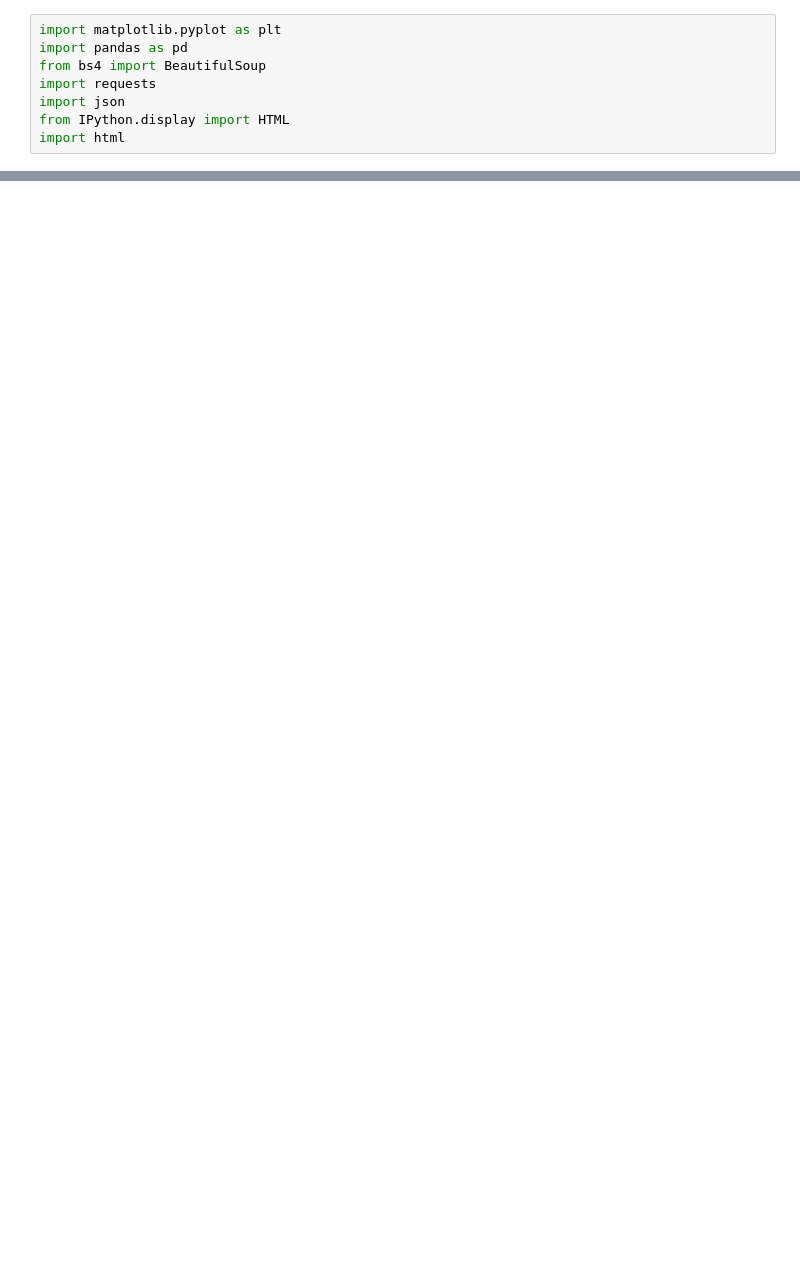
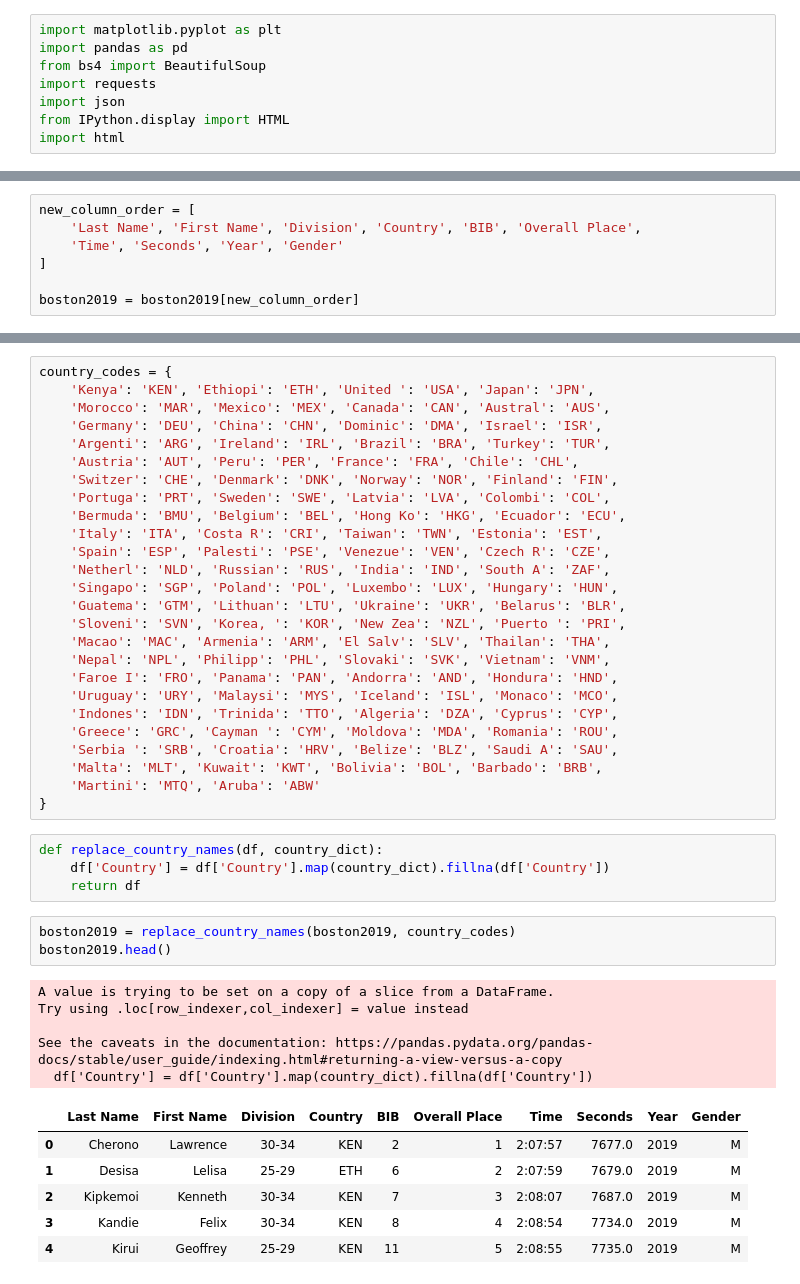
Before and after one commit to snwnkang/CS171_Final_vis_Marathon, a Jupyter notebook: Boston_marathon_scraper.ipynb, the cells around one changed output, grey strips where cells are left out. Saved outputs shown, nothing was run; the diff lists cells and outputs as text; blank space fills up the shorter version.

```diff
--- a/Boston_marathon_scraper.ipynb
+++ b/Boston_marathon_scraper.ipynb
@@ -8769,0 +169,7 @@ len(all_header)
+# %%
+new_column_order = [
+    'Last Name', 'First Name', 'Division', 'Country', 'BIB', 'Overall Place',
+    'Time', 'Seconds', 'Year', 'Gender'
+]
+
+boston2019 = boston2019[new_column_order]
@@ -8769,0 +196,45 @@ len(all_header)
+# %%
+country_codes = {
+    'Kenya': 'KEN', 'Ethiopi': 'ETH', 'United ': 'USA', 'Japan': 'JPN',
+    'Morocco': 'MAR', 'Mexico': 'MEX', 'Canada': 'CAN', 'Austral': 'AUS',
+    'Germany': 'DEU', 'China': 'CHN', 'Dominic': 'DMA', 'Israel': 'ISR',
+    'Argenti': 'ARG', 'Ireland': 'IRL', 'Brazil': 'BRA', 'Turkey': 'TUR',
+    'Austria': 'AUT', 'Peru': 'PER', 'France': 'FRA', 'Chile': 'CHL',
+    'Switzer': 'CHE', 'Denmark': 'DNK', 'Norway': 'NOR', 'Finland': 'FIN',
+    'Portuga': 'PRT', 'Sweden': 'SWE', 'Latvia': 'LVA', 'Colombi': 'COL',
+    'Bermuda': 'BMU', 'Belgium': 'BEL', 'Hong Ko': 'HKG', 'Ecuador': 'ECU',
+    'Italy': 'ITA', 'Costa R': 'CRI', 'Taiwan': 'TWN', 'Estonia': 'EST',
+    'Spain': 'ESP', 'Palesti': 'PSE', 'Venezue': 'VEN', 'Czech R': 'CZE',
+    'Netherl': 'NLD', 'Russian': 'RUS', 'India': 'IND', 'South A': 'ZAF',
+    'Singapo': 'SGP', 'Poland': 'POL', 'Luxembo': 'LUX', 'Hungary': 'HUN',
+    'Guatema': 'GTM', 'Lithuan': 'LTU', 'Ukraine': 'UKR', 'Belarus': 'BLR',
+    'Sloveni': 'SVN', 'Korea, ': 'KOR', 'New Zea': 'NZL', 'Puerto ': 'PRI',
+    'Macao': 'MAC', 'Armenia': 'ARM', 'El Salv': 'SLV', 'Thailan': 'THA',
+    'Nepal': 'NPL', 'Philipp': 'PHL', 'Slovaki': 'SVK', 'Vietnam': 'VNM',
+    'Faroe I': 'FRO', 'Panama': 'PAN', 'Andorra': 'AND', 'Hondura': 'HND',
+    'Uruguay': 'URY', 'Malaysi': 'MYS', 'Iceland': 'ISL', 'Monaco': 'MCO',
+    'Indones': 'IDN', 'Trinida': 'TTO', 'Algeria': 'DZA', 'Cyprus': 'CYP',
+    'Greece': 'GRC', 'Cayman ': 'CYM', 'Moldova': 'MDA', 'Romania': 'ROU',
+    'Serbia ': 'SRB', 'Croatia': 'HRV', 'Belize': 'BLZ', 'Saudi A': 'SAU',
+    'Malta': 'MLT', 'Kuwait': 'KWT', 'Bolivia': 'BOL', 'Barbado': 'BRB',
+    'Martini': 'MTQ', 'Aruba': 'ABW'
+}
+# %%
+def replace_country_names(df, country_dict):
+    df['Country'] = df['Country'].map(country_dict).fillna(df['Country'])
+    return df
+# %%
+boston2019 = replace_country_names(boston2019, country_codes)
+boston2019.head()
+# %% [output]
+A value is trying to be set on a copy of a slice from a DataFrame.
+Try using .loc[row_indexer,col_indexer] = value instead
+
+See the caveats in the documentation: https://pandas.pydata.org/pandas-docs/stable/user_guide/indexing.html#returning-a-view-versus-a-copy
+  df['Country'] = df['Country'].map(country_dict).fillna(df['Country'])
+|  | Last Name | First Name | Division | Country | BIB | Overall Place | Time | Seconds | Year | Gender |
+| 0 | Cherono | Lawrence | 30-34 | KEN | 2 | 1 | 2:07:57 | 7677.0 | 2019 | M |
+| 1 | Desisa | Lelisa | 25-29 | ETH | 6 | 2 | 2:07:59 | 7679.0 | 2019 | M |
+| 2 | Kipkemoi | Kenneth | 30-34 | KEN | 7 | 3 | 2:08:07 | 7687.0 | 2019 | M |
+| 3 | Kandie | Felix | 30-34 | KEN | 8 | 4 | 2:08:54 | 7734.0 | 2019 | M |
+| 4 | Kirui | Geoffrey | 25-29 | KEN | 11 | 5 | 2:08:55 | 7735.0 | 2019 | M |
```
Also changed, not shown: parts of 25 cells of this notebook.
